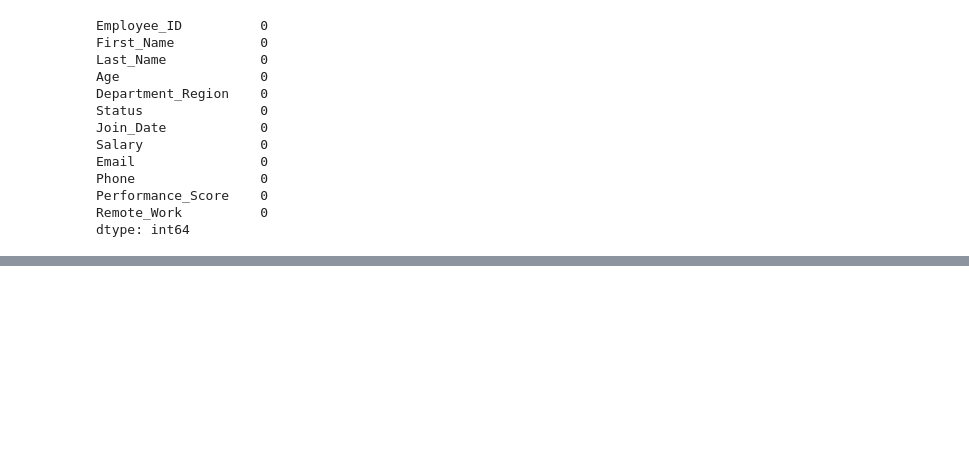
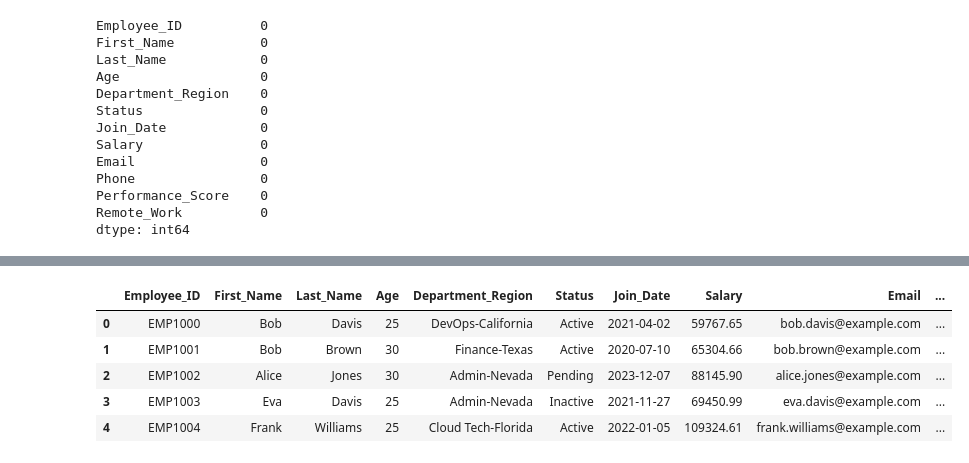
Before and after one commit to Omid-Zamzami/clean-csv-with-pandas, a Jupyter notebook: clean_data.ipynb, the cells around one changed output, grey strips where cells are left out. Drawn from its saved outputs; the diff is of its cells as text; code cells hidden in the pictures; blank space fills up the shorter version.

```diff
--- a/clean_data.ipynb
+++ b/clean_data.ipynb
@@ -261,0 +312,2 @@ dtype: int64
+# %%
+df["Phone"] = df["Phone"].astype(str)
@@ -261,0 +325,2 @@ dtype: int64
+# %%
+df["Phone"] = df["Phone"].str.strip("-")
@@ -261,0 +370,2 @@ dtype: int64
+# %%
+df["Phone"] = df["Phone"].str.zfill(10)
@@ -261,0 +406,12 @@ dtype: int64
+# %%
+df[["Department", "Region"]] = df["Department_Region"].str.split("-", expand=True)
+# %%
+df["Age"] = df["Age"].astype(int)
+df.head()
+# %% [output]
+|  | Employee_ID | First_Name | Last_Name | Age | Department_Region | Status | Join_Date | Salary | Email | ... |
+| 0 | EMP1000 | Bob | Davis | 25 | DevOps-California | Active | 2021-04-02 | 59767.65 | bob.davis@example.com | ... |
+| 1 | EMP1001 | Bob | Brown | 30 | Finance-Texas | Active | 2020-07-10 | 65304.66 | bob.brown@example.com | ... |
+| 2 | EMP1002 | Alice | Jones | 30 | Admin-Nevada | Pending | 2023-12-07 | 88145.90 | alice.jones@example.com | ... |
+| 3 | EMP1003 | Eva | Davis | 25 | Admin-Nevada | Inactive | 2021-11-27 | 69450.99 | eva.davis@example.com | ... |
+| 4 | EMP1004 | Frank | Williams | 25 | Cloud Tech-Florida | Active | 2022-01-05 | 109324.61 | frank.williams@example.com | ... |
```
Also changed, not shown: parts of 23 cells of this notebook.
